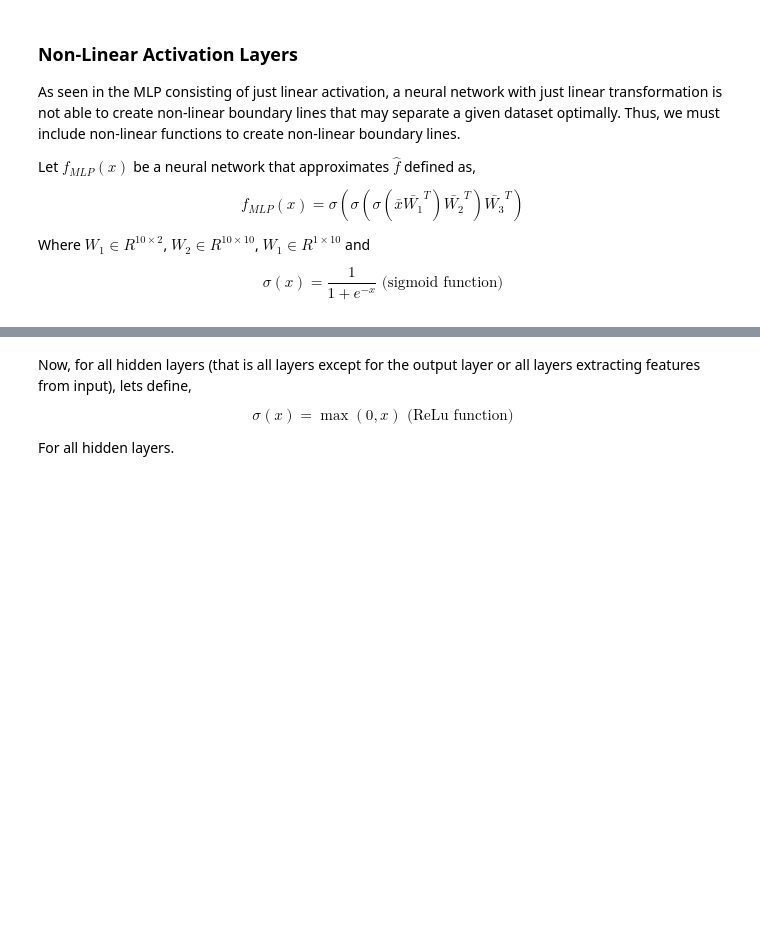
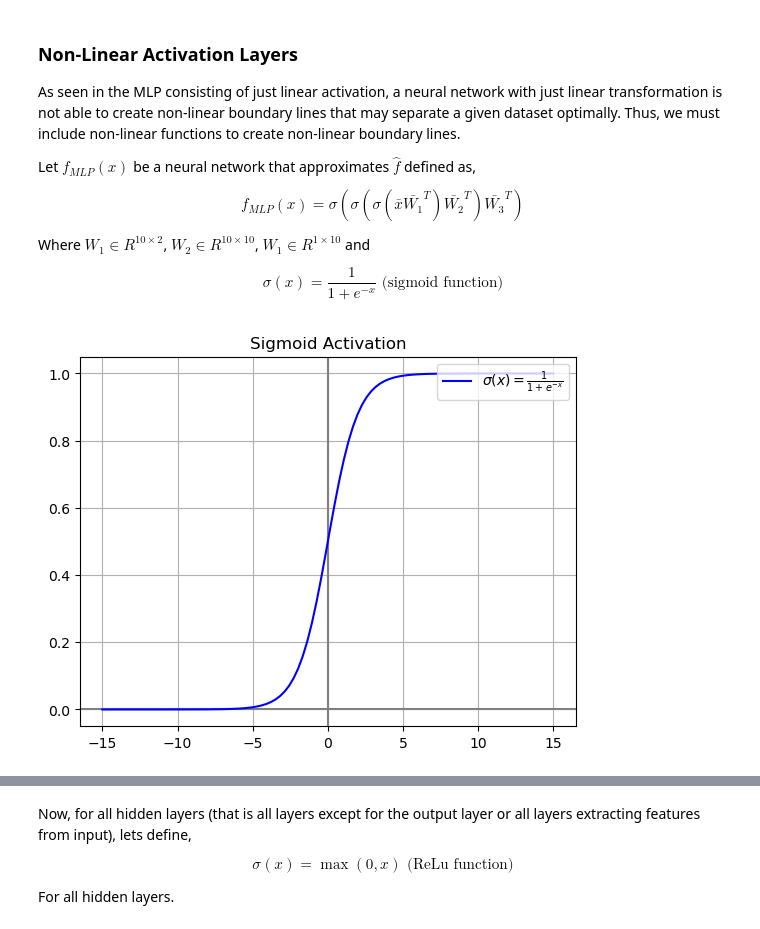
Before and after one commit to JosueCom/Intro-to-NN, a Jupyter notebook: Intro_to_PyTorch.ipynb, the cells around one changed output, grey strips where cells are left out. Saved outputs shown, nothing was run; the diff lists cells and outputs as text; code cells hidden in the pictures; blank space fills up the shorter version.

```diff
--- a/Intro_to_PyTorch.ipynb
+++ b/Intro_to_PyTorch.ipynb
@@ -209,12 +219,14 @@ $$\sigma(x) = \frac{1}{1+e^{-x}} \text{ (sigmoid function)}$$
 # %%
 xline = th.linspace(-15, 15, steps=100)
 plt.axhline(0, color='grey')
 plt.axvline(0, color='grey')
-plt.plot(xline, 1/(1+th.exp(xline)), label="$\sigma(x)=\\frac{1}{1+e^{-x}}$", c='blue')
+plt.plot(xline, 1/(1+th.exp(-xline)), label="$\sigma(x)=\\frac{1}{1+e^{-x}}$", c='blue')
 plt.title("Sigmoid Activation")
 plt.legend(loc=1)
 plt.grid()
 plt.show()
+# %% [output]
+[figure, added]
 # %%
 ## MLP with sigmoid function
 
```
Also changed, not shown: parts of 20 cells of this notebook, 1 other file.
